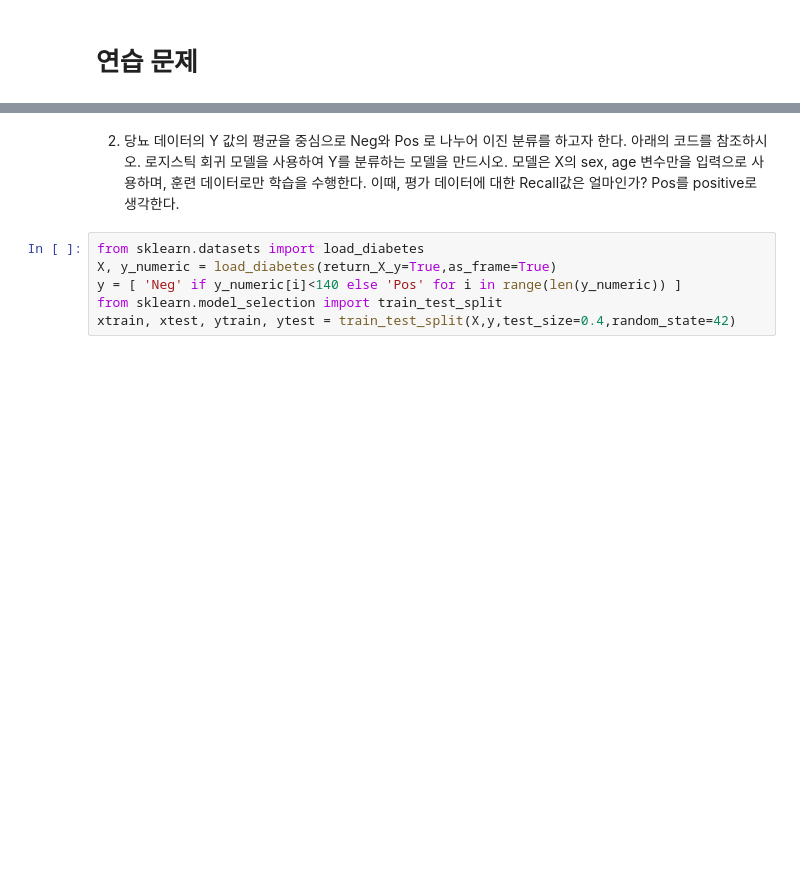
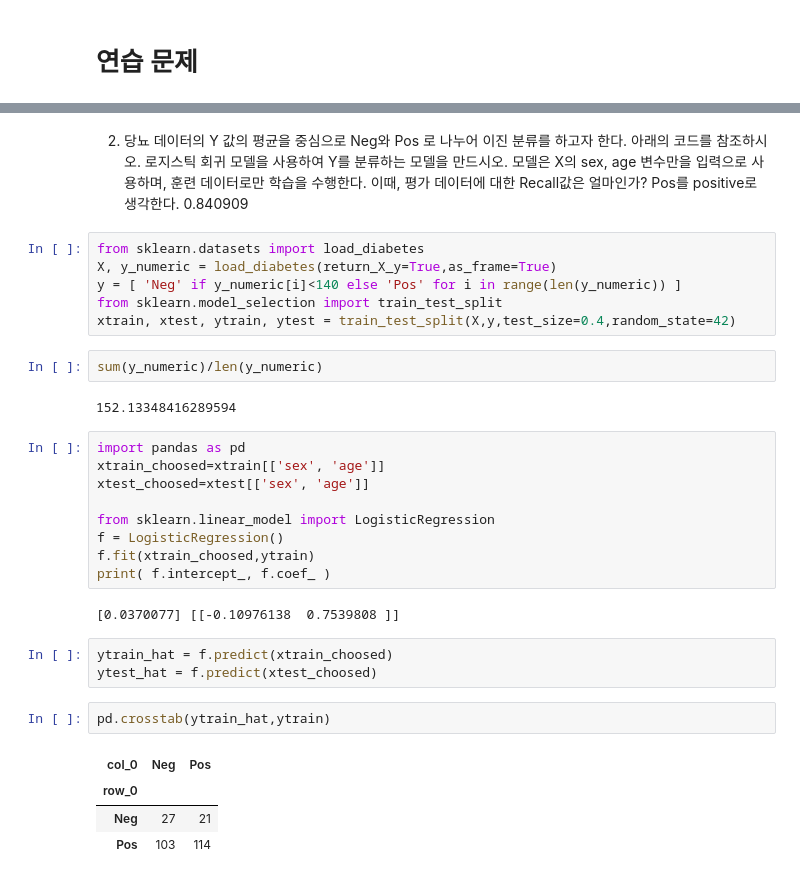
Before and after one commit to Suhyun211/data_intelligence, a Jupyter notebook: script03_linear_model.ipynb, the cells around one changed output, grey strips where cells are left out. Cells and saved outputs as stored; diff of their text form; blank space fills up the shorter version.

```diff
--- a/script03_linear_model.ipynb
+++ b/script03_linear_model.ipynb
@@ -276,8 +288,34 @@ X, y = load_iris(return_X_y=True,as_frame=True)
 # %% [markdown]
 2. 당뇨 데이터의 Y 값의 평균을 중심으로 Neg와 Pos 로 나누어 이진 분류를 하고자 한다. 아래의 코드를 참조하시오. 로지스틱 회귀 모델을 사용하여 Y를 분류하는 모델을 만드시오. 모델은 X의 sex, age 변수만을 입력으로 사용하며, 훈련 데이터로만 학습을 수행한다. 이때, 평가 데이터에 대한 Recall값은 얼마인가? Pos를 positive로 생각한다.
+0.840909
 # %%
 from sklearn.datasets import load_diabetes
 X, y_numeric = load_diabetes(return_X_y=True,as_frame=True)
 y = [ 'Neg' if y_numeric[i]<140 else 'Pos' for i in range(len(y_numeric)) ]
 from sklearn.model_selection import train_test_split
 xtrain, xtest, ytrain, ytest = train_test_split(X,y,test_size=0.4,random_state=42)
+# %%
+sum(y_numeric)/len(y_numeric)
+# %% [output]
+152.13348416289594
+# %%
+import pandas as pd
+xtrain_choosed=xtrain[['sex', 'age']]
+xtest_choosed=xtest[['sex', 'age']]
+
+from sklearn.linear_model import LogisticRegression
+f = LogisticRegression()
+f.fit(xtrain_choosed,ytrain)
+print( f.intercept_, f.coef_ )
+# %% [output]
+[0.0370077] [[-0.10976138  0.7539808 ]]
+# %%
+ytrain_hat = f.predict(xtrain_choosed)
+ytest_hat = f.predict(xtest_choosed)
+# %%
+pd.crosstab(ytrain_hat,ytrain)
+# %% [output]
+| col_0 | Neg | Pos |
+| row_0 |  |  |
+| Neg | 27 | 21 |
+| Pos | 103 | 114 |
```
Also changed, not shown: parts of 14 cells of this notebook.
